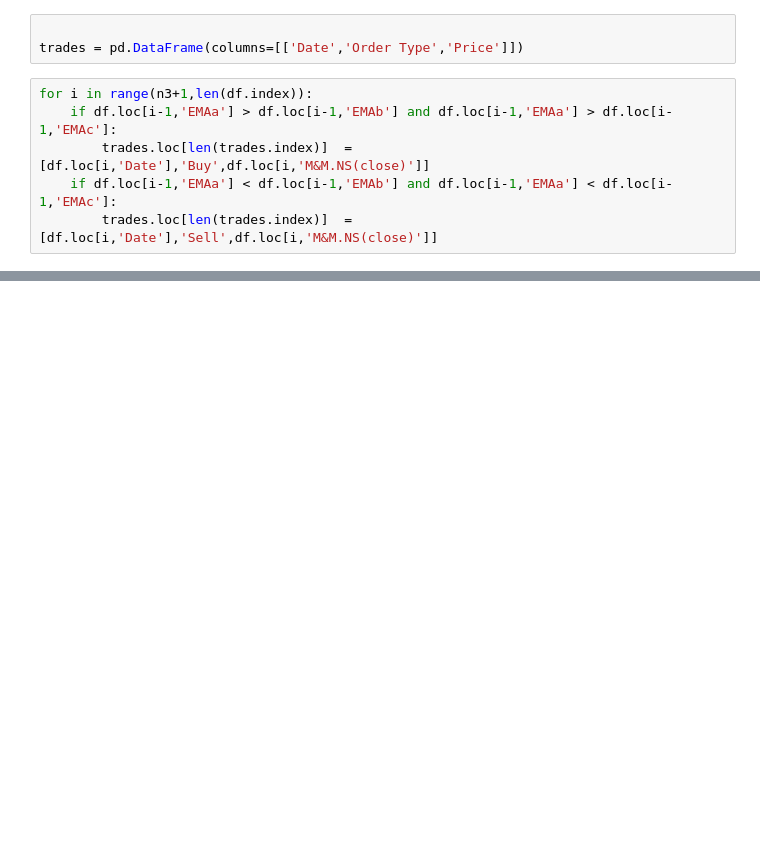
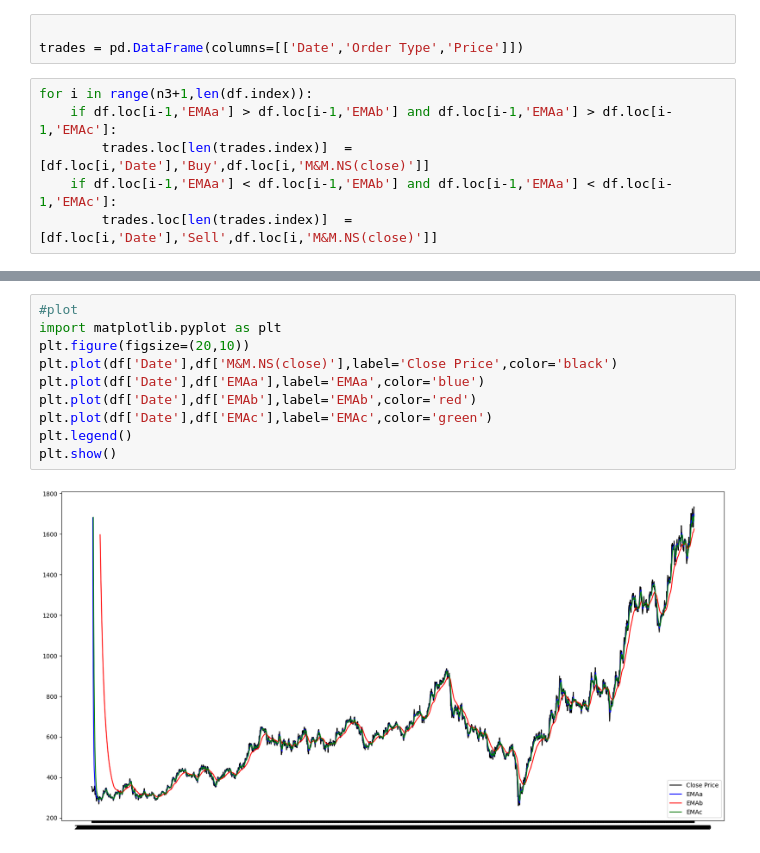
Before and after one commit to vedant2423/data-analysis-with-technical-indicators, a Jupyter notebook: Technical_indicators/Tech.ipynb, the cells around one changed output, grey strips where cells are left out. Drawn from its saved outputs; the diff is of its cells as text; blank space fills up the shorter version.

```diff
--- a/Technical_indicators/Tech.ipynb
+++ b/Technical_indicators/Tech.ipynb
@@ -134,0 +162,12 @@ trades
+# %%
+#plot
+import matplotlib.pyplot as plt
+plt.figure(figsize=(20,10))
+plt.plot(df['Date'],df['M&M.NS(close)'],label='Close Price',color='black')
+plt.plot(df['Date'],df['EMAa'],label='EMAa',color='blue')
+plt.plot(df['Date'],df['EMAb'],label='EMAb',color='red')
+plt.plot(df['Date'],df['EMAc'],label='EMAc',color='green')
+plt.legend()
+plt.show()
+# %% [output]
+[figure, added]
```
Also changed, not shown: parts of 7 cells of this notebook, 2 other files.
